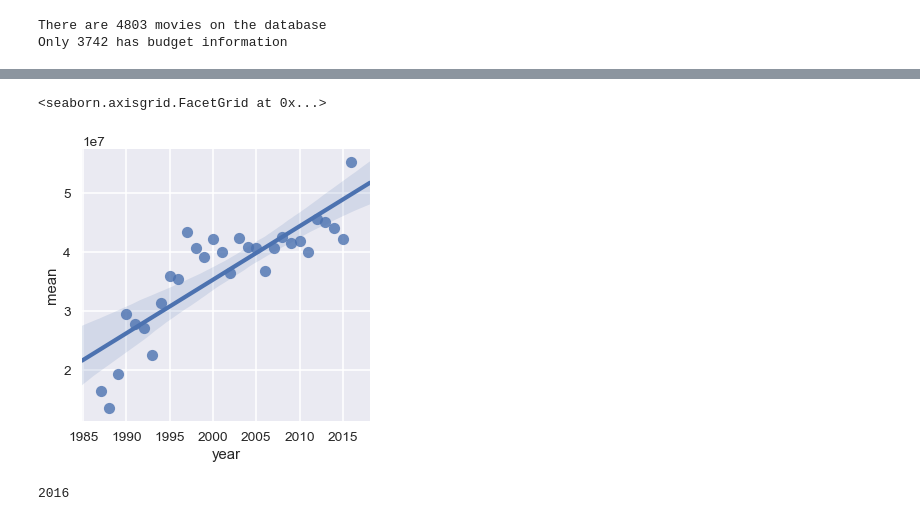
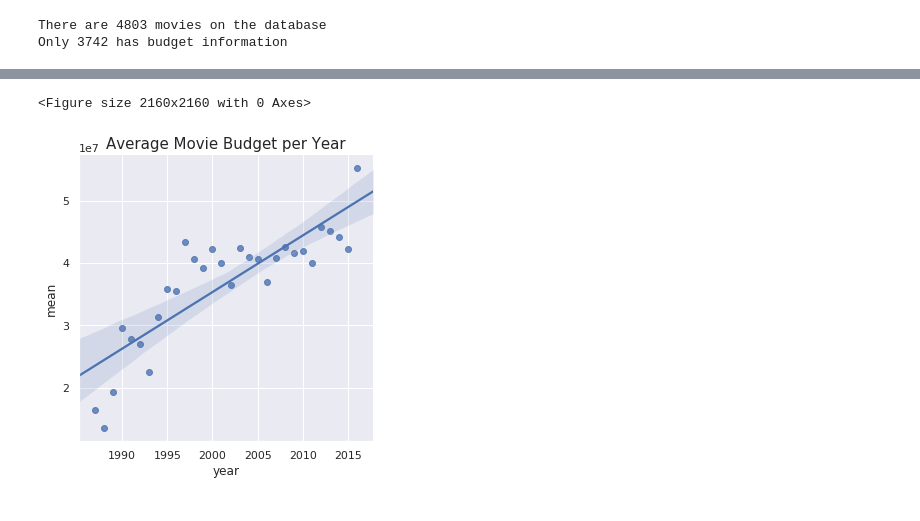
Before and after one commit to marrieu/Project_Samples, a Jupyter notebook: Movie Budget Analysis .ipynb, the cells around one changed output, grey strips where cells are left out. Saved outputs shown, nothing was run; the diff lists cells and outputs as text; code cells hidden in the pictures.

```diff
--- a/Movie Budget Analysis .ipynb
+++ b/Movie Budget Analysis .ipynb
@@ -348,17 +329,15 @@ year[year['year']>1986][:5]
 # %%
 sns.set_style('whitegrid')
-sns.set(rc={'figure.figsize':(17.7,28.27)})
+sns.set(rc={'figure.figsize':(30,30)})
 # %%
-sns.set_context("poster", font_scale=0.85)
+#sns.set_context("poster", font_scale=0.85)
+plt.figure(figsize=(30,30))
 sns.lmplot(x='year', y='mean', data=year[year['year']>1986])
-#plt.figure(figsize=(25,20))
+plt.title('Average Movie Budget per Year',size=15)
+plt.show()
 # %% [output]
-<seaborn.axisgrid.FacetGrid at 0x...>
+<Figure size 2160x2160 with 0 Axes>
-[figure, old version]
+[figure, new version]
-# %%
-year['year'].max()
-# %% [output]
-2016
 # %%
 year[year['year'] == 2016]
 # %% [output]
```
Also changed, not shown: parts of 24 cells of this notebook.
